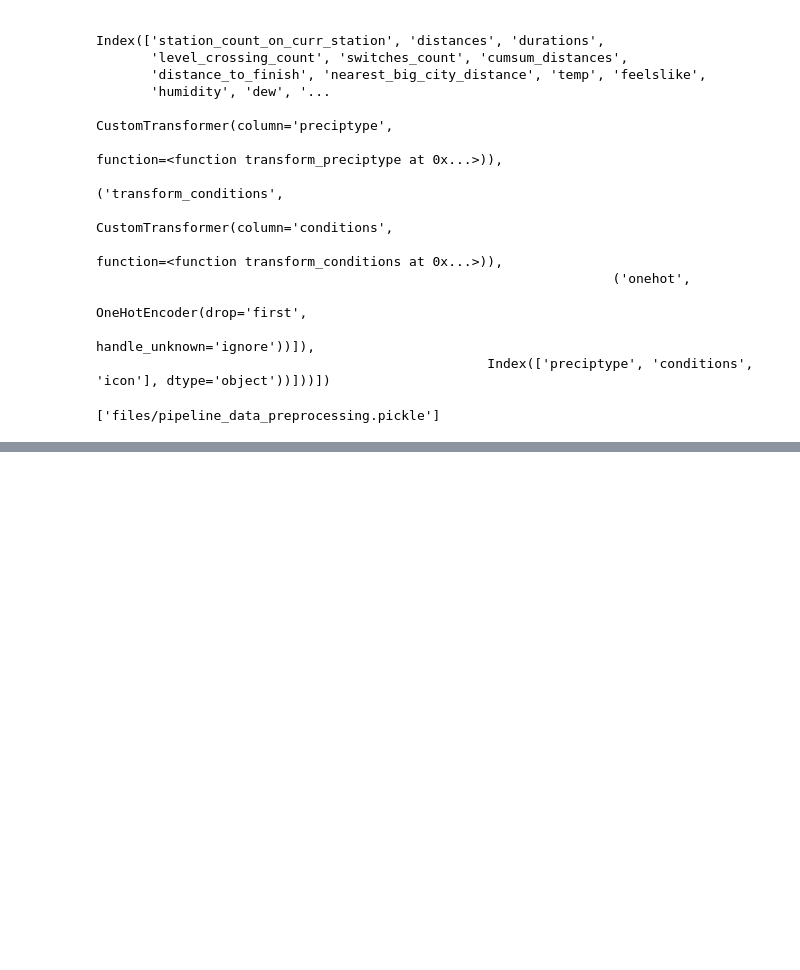
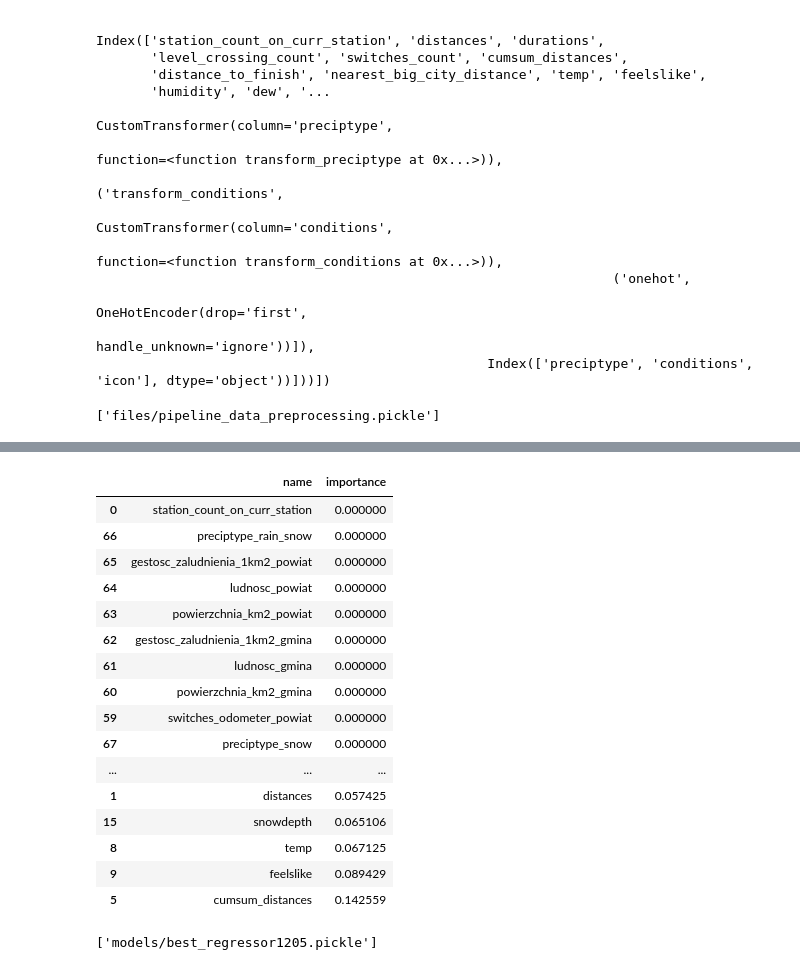
Before and after one commit to wiktorpiela/train_delays, a Jupyter notebook: modeling/modeling_regression_single_1105.ipynb, the cells around one changed output, grey strips where cells are left out. Saved outputs shown, nothing was run; the diff lists cells and outputs as text; code cells hidden in the pictures; blank space fills up the shorter version.

Commit message:
regressiom model created and saved

```diff
--- a/modeling/modeling_regression_single_1105.ipynb
+++ b/modeling/modeling_regression_single_1105.ipynb
@@ -92,0 +105,26 @@ transformed_categorical_columns = preprocessor.named_transformers_['cat'].named_
+# %%
+# Define the XGBRegressor model
+xgb_model = XGBRegressor()
+
+# Define the parameters grid for tuning
+param_grid = {
+    'n_estimators': [100, 200, 300],
+    'learning_rate': [0.01, 0.05, 0.1],
+    'max_depth': [3, 5, 7],
+    'subsample': [0.8, 0.9, 1.0],
+    'colsample_bytree': [0.8, 0.9, 1.0],
+}
+
+# Define mean squared error as the evaluation metric
+mse_scorer = make_scorer(mean_squared_error)
+
+# Initialize GridSearchCV
+grid_search = GridSearchCV(estimator=xgb_model,
+                           param_grid=param_grid,
+                           scoring=mse_scorer,
+                           cv=5,
+                           verbose=1,
+                           n_jobs=-1)
+
+# Perform grid search cross-validation
+grid_search.fit(X_train_processed, y_train)
@@ -92,0 +150,10 @@ transformed_categorical_columns = preprocessor.named_transformers_['cat'].named_
+# %%
+# Print the best parameters and the corresponding MSE
+print("Best Parameters: ", grid_search.best_params_)
+print("Best MSE Score on Training Data: ", grid_search.best_score_)
+
+# Evaluate the model on the test set
+best_model = grid_search.best_estimator_
+y_pred = best_model.predict(X_test_processed)
+mse_test = mean_squared_error(y_test, y_pred)
+print("MSE Score on Test Data: ", mse_test)
@@ -92,0 +171,2 @@ transformed_categorical_columns = preprocessor.named_transformers_['cat'].named_
+# %%
+feature_importances = best_model.feature_importances_
@@ -92,0 +193,28 @@ transformed_categorical_columns = preprocessor.named_transformers_['cat'].named_
+# %%
+pd.set_option('display.max_rows',None)
+pd.DataFrame({
+    'name':  transformed_columns,
+    'importance': feature_importances
+}).sort_values('importance')
+# %% [output]
+|  | name | importance |
+| 0 | station_count_on_curr_station | 0.000000 |
+| 66 | preciptype_rain_snow | 0.000000 |
+| 65 | gestosc_zaludnienia_1km2_powiat | 0.000000 |
+| 64 | ludnosc_powiat | 0.000000 |
+| 63 | powierzchnia_km2_powiat | 0.000000 |
+| 62 | gestosc_zaludnienia_1km2_gmina | 0.000000 |
+| 61 | ludnosc_gmina | 0.000000 |
+| 60 | powierzchnia_km2_gmina | 0.000000 |
+| 59 | switches_odometer_powiat | 0.000000 |
+| 67 | preciptype_snow | 0.000000 |
+| ... | ... | ... |
+| 1 | distances | 0.057425 |
+| 15 | snowdepth | 0.065106 |
+| 8 | temp | 0.067125 |
+| 9 | feelslike | 0.089429 |
+| 5 | cumsum_distances | 0.142559 |
+# %%
+joblib.dump(best_model, f'models/best_regressor1205.pickle')
+# %% [output]
+['models/best_regressor1205.pickle']
```
Also changed, not shown: parts of 7 cells of this notebook.
